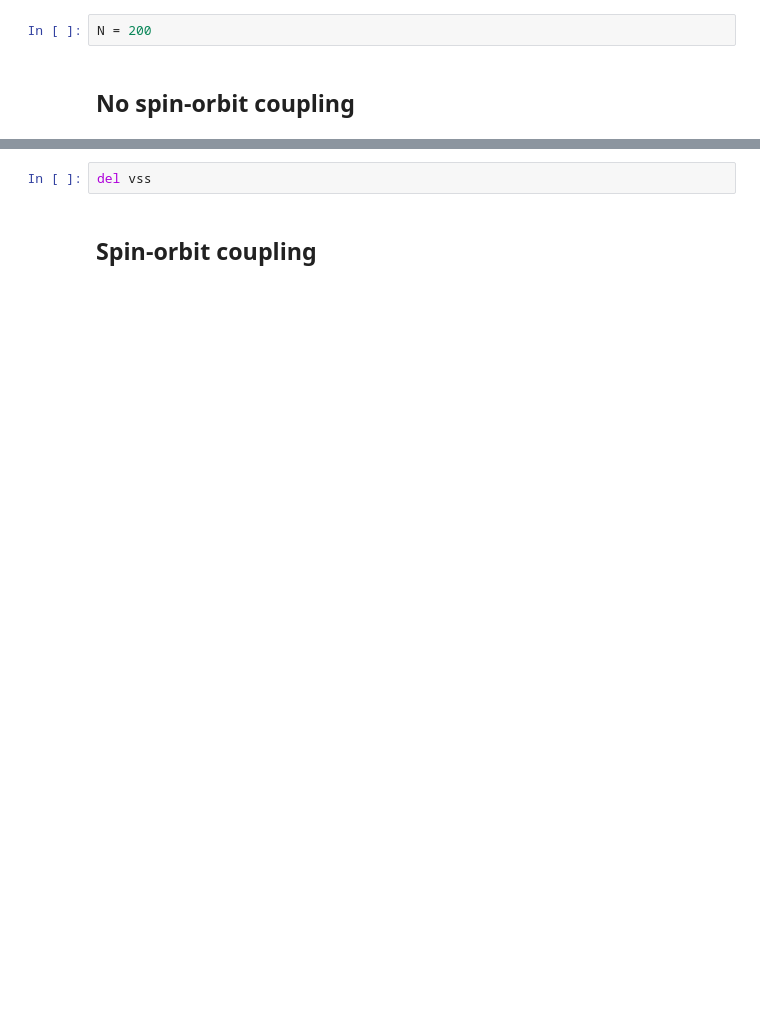
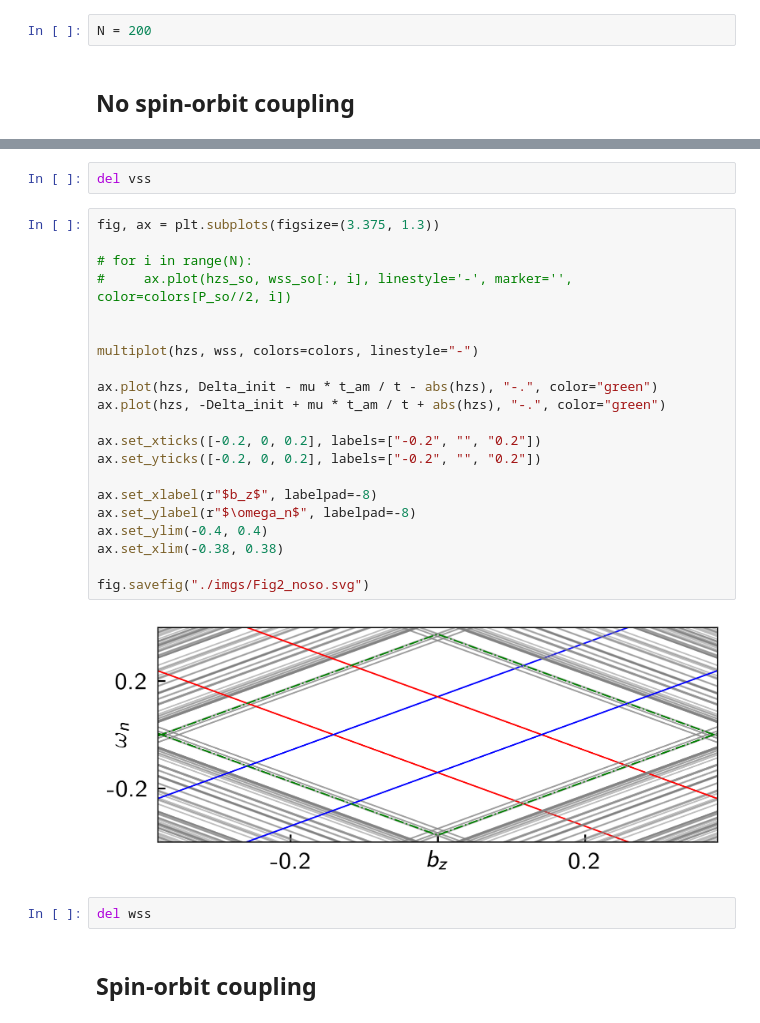
Before and after one commit to maiani/amsc_impurities, a Jupyter notebook: tightbinding/Fig2.ipynb, the cells around one changed output, grey strips where cells are left out. Cells and saved outputs as stored; diff of their text form; blank space fills up the shorter version.

```diff
--- a/tightbinding/Fig2.ipynb
+++ b/tightbinding/Fig2.ipynb
@@ -208,5 +213,30 @@ NameError: name 'vss' is not defined
+# %%
+del vss
+# %%
+fig, ax = plt.subplots(figsize=(3.375, 1.3))
+
+# for i in range(N):
+#     ax.plot(hzs_so, wss_so[:, i], linestyle='-', marker='', color=colors[P_so//2, i])
+
+
+multiplot(hzs, wss, colors=colors, linestyle="-")
+
+ax.plot(hzs, Delta_init - mu * t_am / t - abs(hzs), "-.", color="green")
+ax.plot(hzs, -Delta_init + mu * t_am / t + abs(hzs), "-.", color="green")
+
+ax.set_xticks([-0.2, 0, 0.2], labels=["-0.2", "", "0.2"])
+ax.set_yticks([-0.2, 0, 0.2], labels=["-0.2", "", "0.2"])
+
+ax.set_xlabel(r"$b_z$", labelpad=-8)
+ax.set_ylabel(r"$\omega_n$", labelpad=-8)
+ax.set_ylim(-0.4, 0.4)
+ax.set_xlim(-0.38, 0.38)
+
+fig.savefig("./imgs/Fig2_noso.svg")
+# %% [output]
+[figure, added]
 # %%
-del vss
+del wss
 # %% [markdown]
 ## Spin-orbit coupling
 # %%
```
Also changed, not shown: parts of 18 cells of this notebook, 45 other files.
